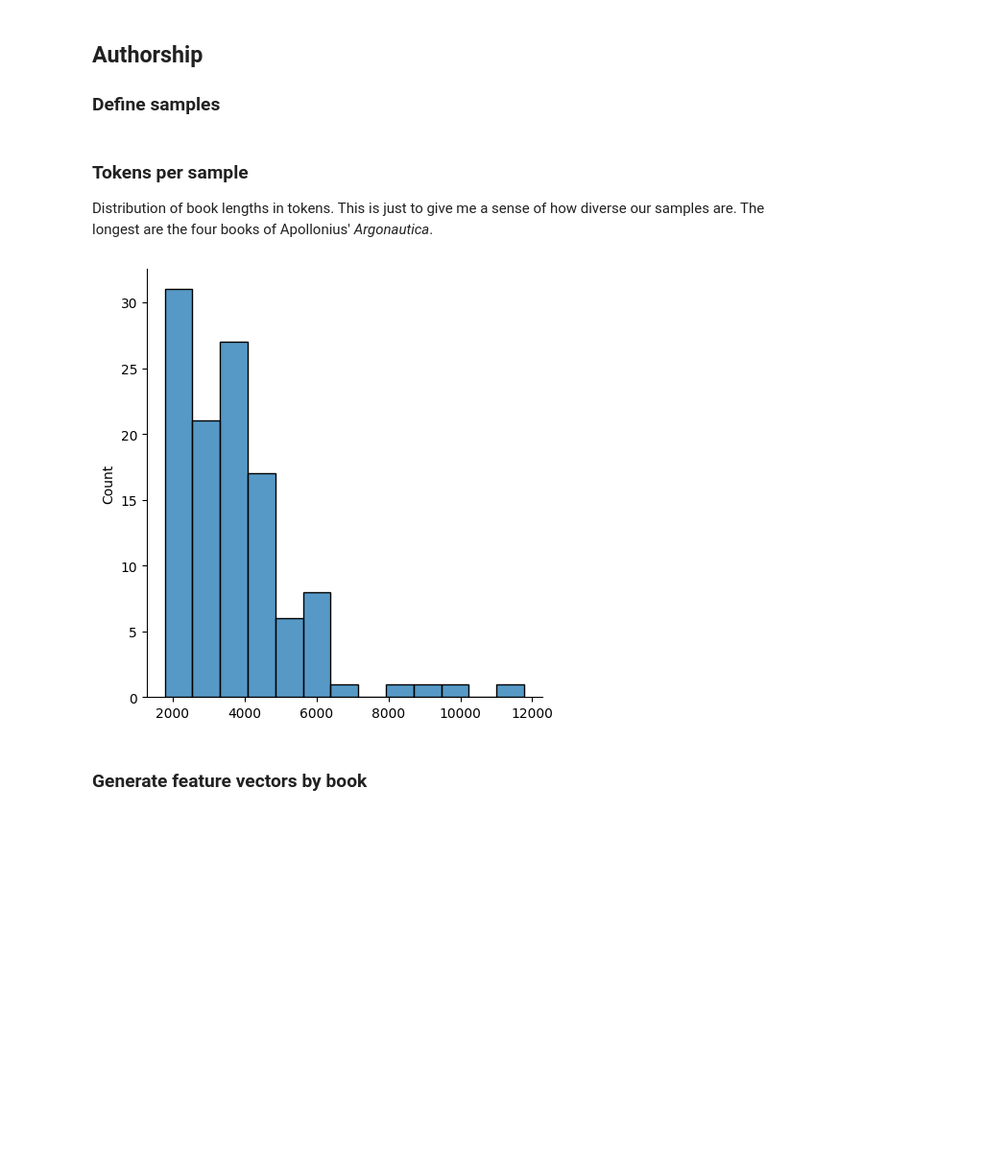
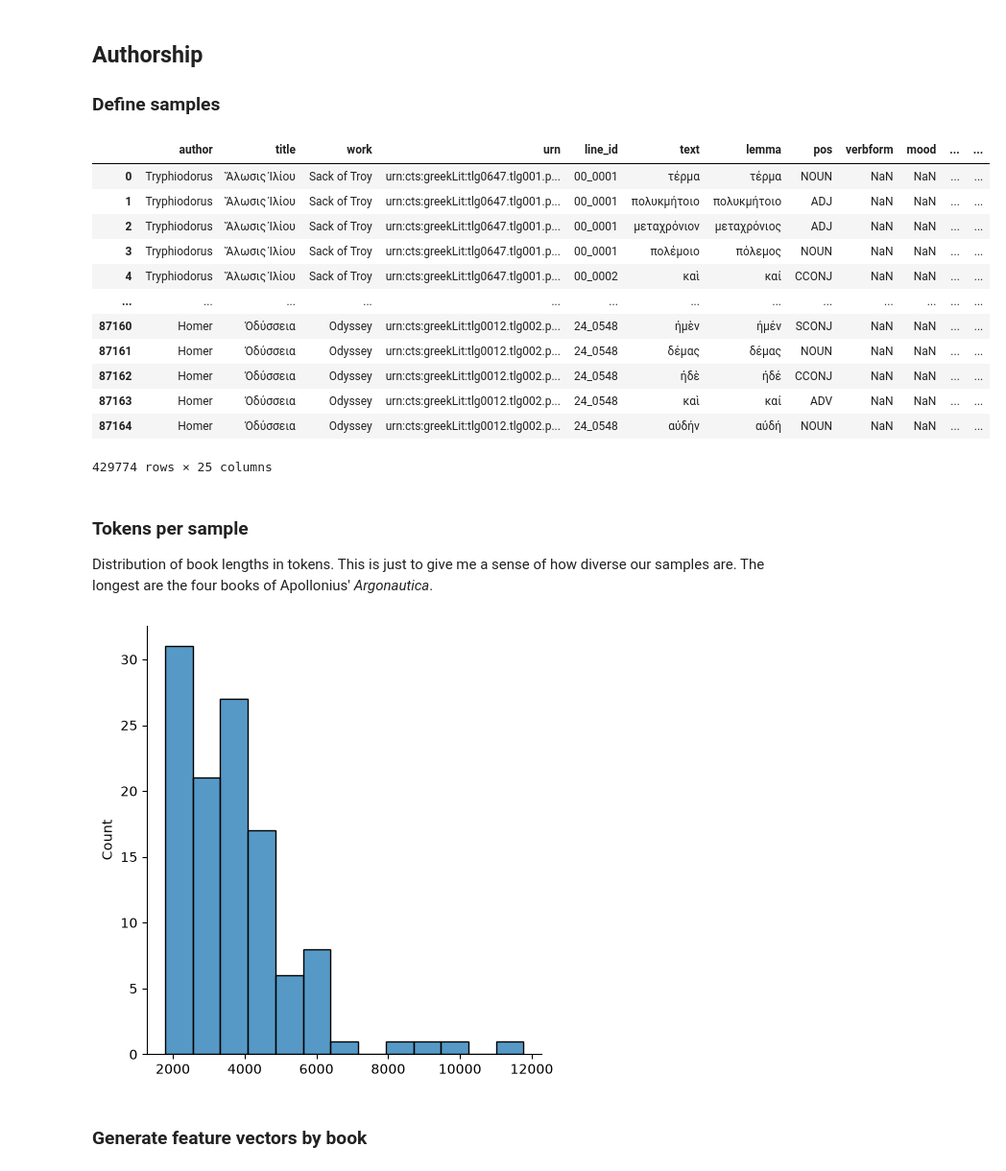
Before and after one commit to cwf2/ccc2026, a Jupyter notebook: 1 - Author and speech signal.ipynb, the cells around one changed output. Shown at 96% size. Saved outputs shown, nothing was run; the diff lists cells and outputs as text; code cells hidden in the pictures; blank space fills up the shorter version.

```diff
--- a/1 - Author and speech signal.ipynb
+++ b/1 - Author and speech signal.ipynb
@@ -27,8 +27,8 @@ rng = np.random.default_rng(seed)
 # %% [markdown]
 ### Load tokens
 # %%
-token_file = os.path.join(data_dir, "tokens.tsv")
-tokens = pd.read_csv(token_file, delimiter="\t", dtype=str)
+ccc2026.setup()
+tokens = ccc2026.tokens
 # %% [markdown]
 ### Select most frequent lemmas
 # %%
@@ -79,7 +79,23 @@ group_ids = auth_group_ids + "-" + nara_group_ids
 ### Define samples
 # %%
 # sample labels are just work title + book number
-tokens["sample_id"] = (tokens["work"] + " " + tokens["pref"].fillna("")).str.strip()
+tokens["sample_id"] = tokens["work"] + " " + tokens["line_id"].str.split("_", expand=True).iloc[:,0]
+# %%
+tokens
+# %% [output]
+|  | author | title | work | urn | line_id | text | lemma | pos | verbform | mood | ... | ... |
+| 0 | Tryphiodorus | Ἅλωσις Ἰλίου | Sack of Troy | urn:cts:greekLit:tlg0647.tlg001.p... | 00_0001 | τέρμα | τέρμα | NOUN | NaN | NaN | ... | ... |
+| 1 | Tryphiodorus | Ἅλωσις Ἰλίου | Sack of Troy | urn:cts:greekLit:tlg0647.tlg001.p... | 00_0001 | πολυκμήτοιο | πολυκμήτοιο | ADJ | NaN | NaN | ... | ... |
+| 2 | Tryphiodorus | Ἅλωσις Ἰλίου | Sack of Troy | urn:cts:greekLit:tlg0647.tlg001.p... | 00_0001 | μεταχρόνιον | μεταχρόνιος | ADJ | NaN | NaN | ... | ... |
+| 3 | Tryphiodorus | Ἅλωσις Ἰλίου | Sack of Troy | urn:cts:greekLit:tlg0647.tlg001.p... | 00_0001 | πολέμοιο | πόλεμος | NOUN | NaN | NaN | ... | ... |
+| 4 | Tryphiodorus | Ἅλωσις Ἰλίου | Sack of Troy | urn:cts:greekLit:tlg0647.tlg001.p... | 00_0002 | καὶ | καί | CCONJ | NaN | NaN | ... | ... |
+| ... | ... | ... | ... | ... | ... | ... | ... | ... | ... | ... | ... | ... |
+| 87160 | Homer | Ὀδύσσεια | Odyssey | urn:cts:greekLit:tlg0012.tlg002.p... | 24_0548 | ἠμὲν | ἠμέν | SCONJ | NaN | NaN | ... | ... |
+| 87161 | Homer | Ὀδύσσεια | Odyssey | urn:cts:greekLit:tlg0012.tlg002.p... | 24_0548 | δέμας | δέμας | NOUN | NaN | NaN | ... | ... |
+| 87162 | Homer | Ὀδύσσεια | Odyssey | urn:cts:greekLit:tlg0012.tlg002.p... | 24_0548 | ἠδὲ | ἠδέ | CCONJ | NaN | NaN | ... | ... |
+| 87163 | Homer | Ὀδύσσεια | Odyssey | urn:cts:greekLit:tlg0012.tlg002.p... | 24_0548 | καὶ | καί | ADV | NaN | NaN | ... | ... |
+| 87164 | Homer | Ὀδύσσεια | Odyssey | urn:cts:greekLit:tlg0012.tlg002.p... | 24_0548 | αὐδήν | αὐδή | NOUN | NaN | NaN | ... | ... |
+429774 rows × 25 columns
 # %% [markdown]
 ### Tokens per sample
 
@@ -89,7 +105,7 @@ tokens_per_sample = tokens.groupby("sample_id").size()
 sns.displot(tokens_per_sample)
 plt.show()
 # %% [output]
-[figure, old version]
+[figure, new version]
 # %% [markdown]
 ### Generate feature vectors by book
 # %%
```
Also changed, not shown: parts of 10 cells of this notebook.
